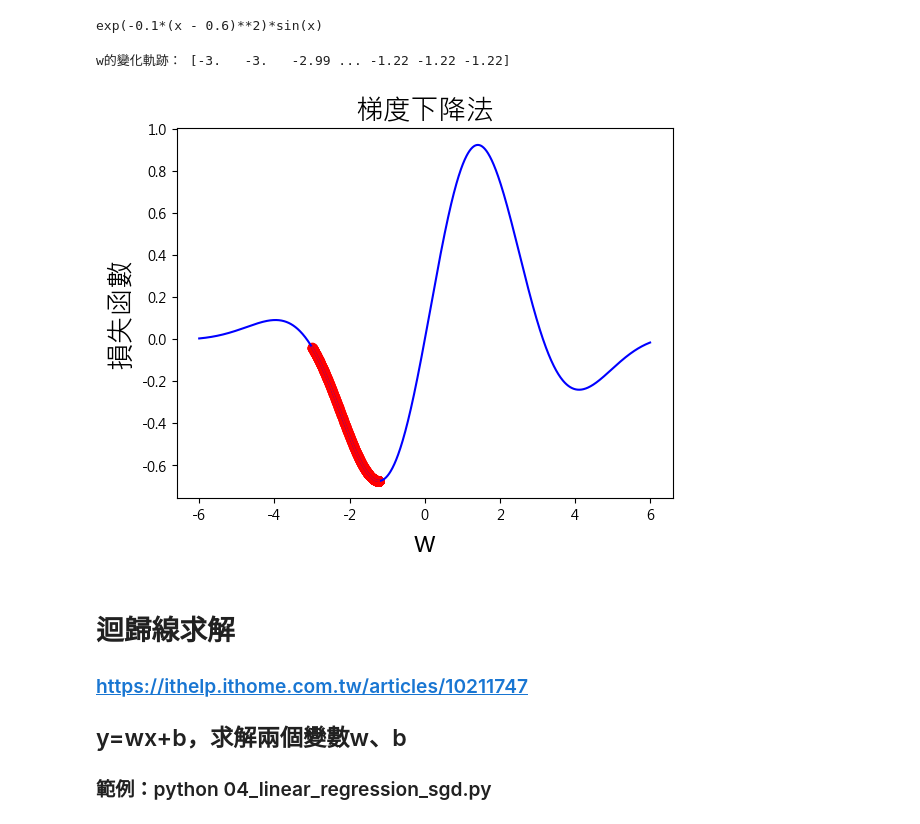
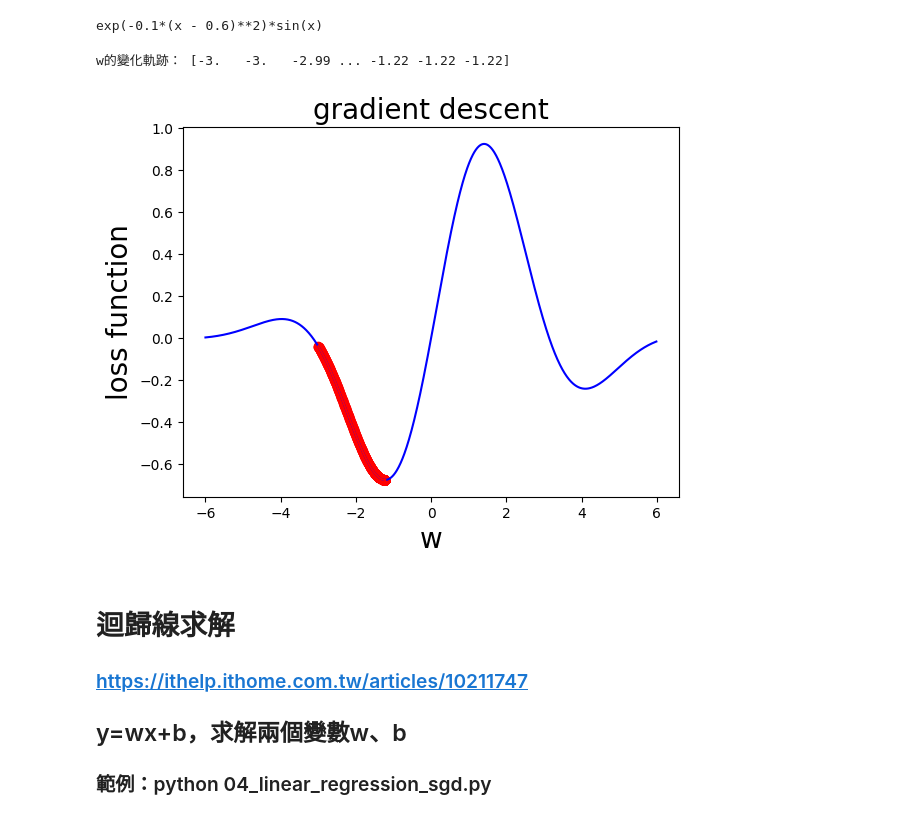
Before and after one commit to chesterXalan/Classwork-PythonMLApplicationDevelopment, a Jupyter notebook: lesson05/03_Partial_Derivatives.ipynb, the cells around one changed output. Cells and saved outputs as stored; diff of their text form; code cells hidden in the pictures.

```diff
--- a/lesson05/03_Partial_Derivatives.ipynb
+++ b/lesson05/03_Partial_Derivatives.ipynb
@@ -160,13 +153,16 @@ minimum(f, x), stationary_points(f, x)
 from sympy import *
 import math
 
-x = Symbol('x')
-y = sin(x)* E ** (-0.1*(x-0.6)**2)
+x = Symbol("x")
+y = sin(x) * E ** (-0.1 * (x - 0.6) ** 2)
 print(y)
 yprime = y.diff(x)
 
+
 # 目標函數
-def f(x_value): return math.sin(x_value) * math.e ** (-0.1*(x_value-0.6)**2)
+def f(x_value):
+    return math.sin(x_value) * math.e ** (-0.1 * (x_value - 0.6) ** 2)
+
 
 # 目標函數一階導數:dy/dx
 df = lambda x_value: yprime.subs(x, x_value).evalf()
@@ -174,28 +170,32 @@ df = lambda x_value: yprime.subs(x, x_value).evalf()
 exp(-0.1*(x - 0.6)**2)*sin(x)
 # %%
 # 超參數(Hyperparameters)
-w_start = -3     # 起始權重
+w_start = -3  # 起始權重
 epochs = 1500  # 執行週期數
-lr = 0.01      # 學習率
+lr = 0.01  # 學習率
 
 # 梯度下降法
 # *** Function 可以直接當參數傳遞 ***
 w = GD(w_start, epochs, lr=lr)
-print('w的變化軌跡：', np.around(w, 2))
+print("w的變化軌跡：", np.around(w, 2))
 
-color = 'r'
+color = "r"
 t = np.arange(-6.0, 6.0, 0.01)
-plt.plot(t, [f(x) for x in t], c='b')
-plt.plot(w, [f(x) for x in w], c=color, label='lr={}'.format(lr))
-plt.scatter(w, [f(x) for x in w], c=color, )
+plt.plot(t, [f(x) for x in t], c="b")
+plt.plot(w, [f(x) for x in w], c=color, label="lr={}".format(lr))
+plt.scatter(
+    w,
+    [f(x) for x in w],
+    c=color,
+)
 
-plt.title('梯度下降法', fontsize=20)
-plt.xlabel('w', fontsize=20)
-plt.ylabel('損失函數', fontsize=20)
+plt.title("gradient descent", fontsize=20)
+plt.xlabel("w", fontsize=20)
+plt.ylabel("loss function", fontsize=20)
 plt.show()
 # %% [output]
 w的變化軌跡： [-3.   -3.   -2.99 ... -1.22 -1.22 -1.22]
-[figure, old version]
+[figure, new version]
 # %% [markdown]
 # 迴歸線求解
 ### https://ithelp.ithome.com.tw/articles/10211747
```
Also changed, not shown: parts of 7 cells of this notebook, 15 other files.
